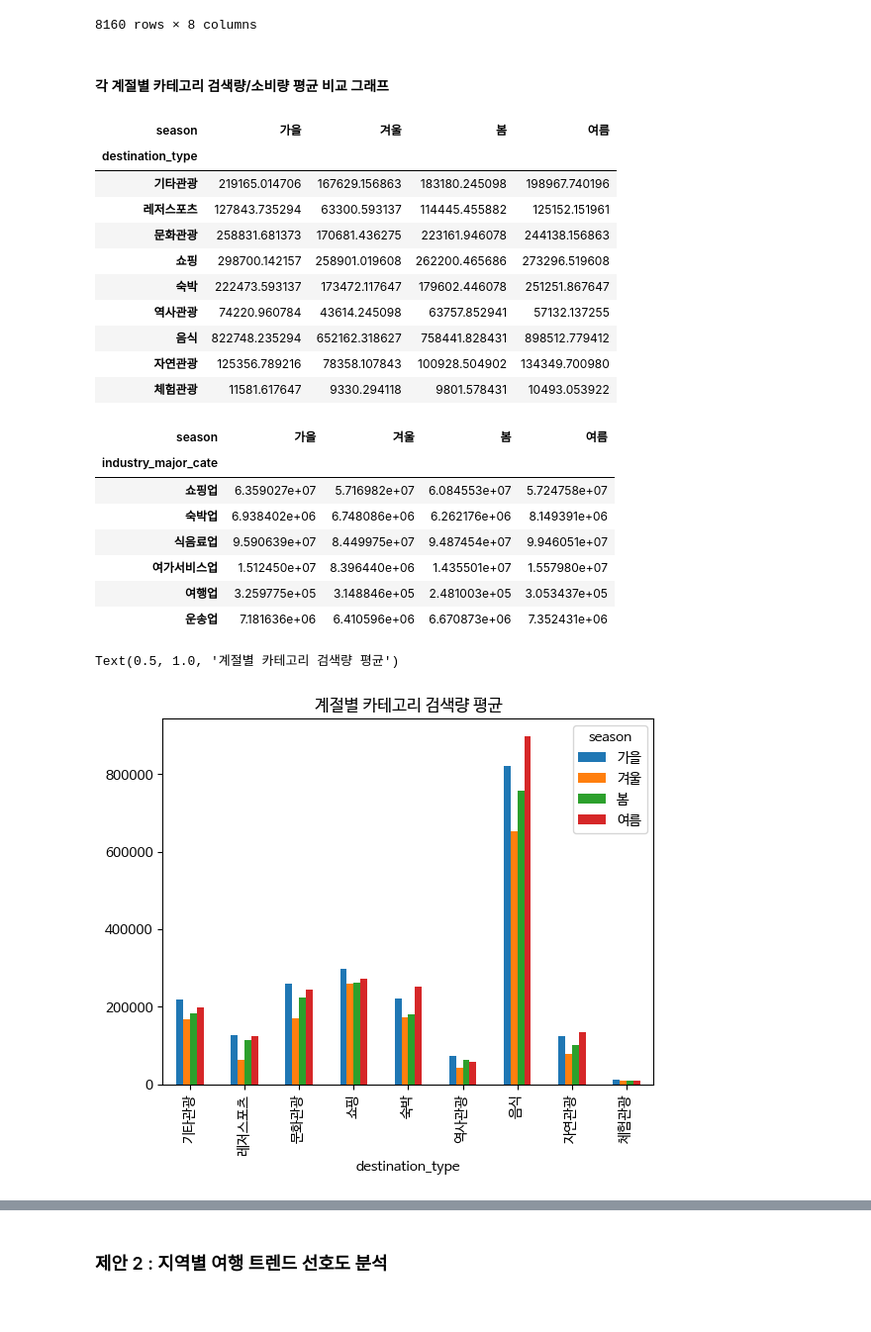
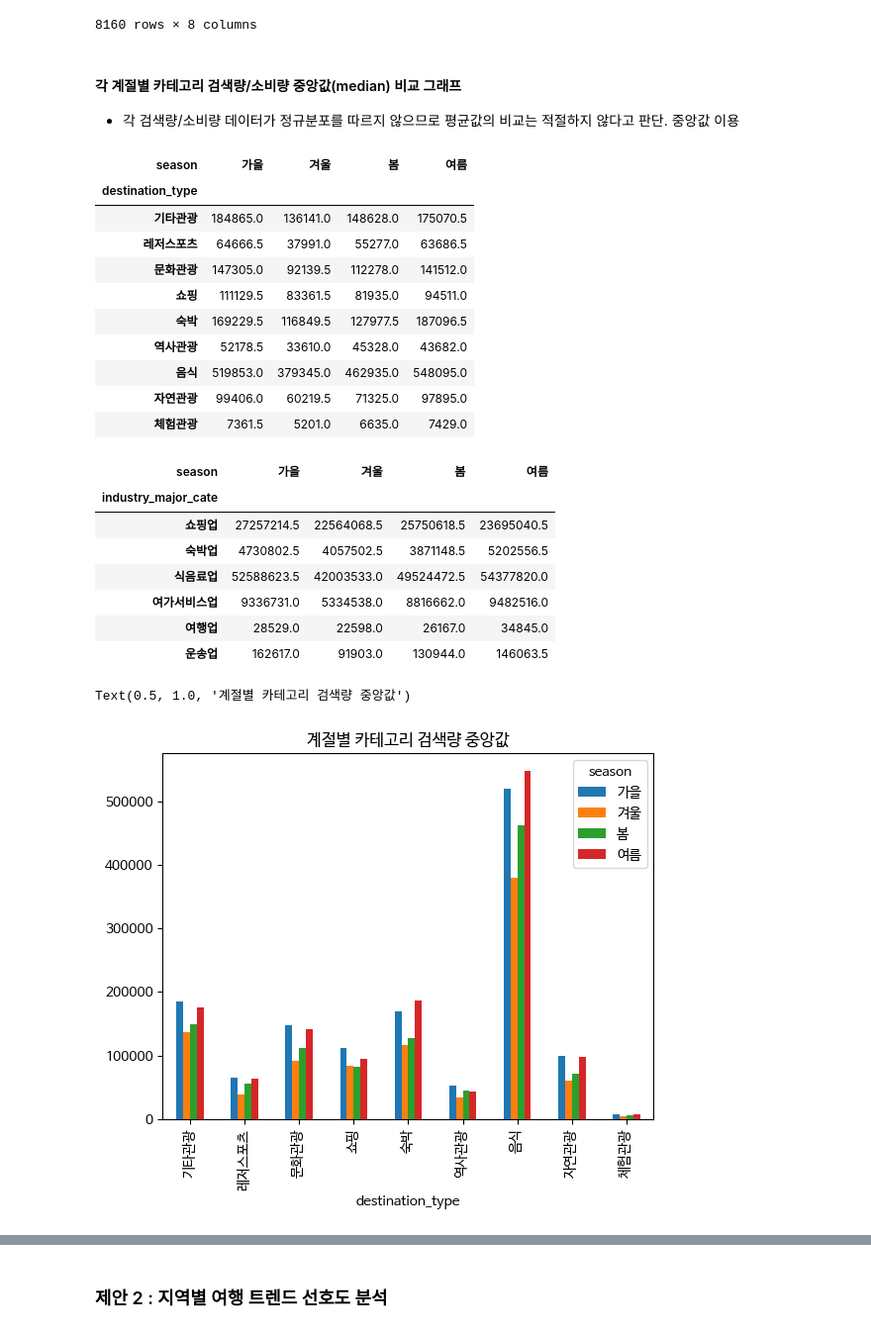
Before and after one commit to btg1631/study_data_analytics, a Jupyter notebook: docs/project_trip/EDA.ipynb, the cells around one changed output, grey strips where cells are left out. Shown at 99% size. Saved outputs shown, nothing was run; the diff lists cells and outputs as text; code cells hidden in the pictures.

```diff
--- a/docs/project_trip/EDA.ipynb
+++ b/docs/project_trip/EDA.ipynb
@@ -235,40 +244,41 @@ df_ksearch_spring = df_ksearch_date.query('season == "봄"')
 df_ksearch_summer = df_ksearch_date.query('season == "여름"')
 df_ksearch_fall = df_ksearch_date.query('season == "가을"')
 # %% [markdown]
-#### 각 계절별 카테고리 검색량/소비량 평균 비교 그래프
+#### 각 계절별 카테고리 검색량/소비량 중앙값(median) 비교 그래프
+- 각 검색량/소비량 데이터가 정규분포를 따르지 않으므로 평균값의 비교는 적절하지 않다고 판단. 중앙값 이용
 # %%
 grouped = df_ksearch_date.groupby(['destination_type', 'season'])
-cate_season_mean = grouped['destination_search'].mean().unstack()
-cate_season_mean
+cate_season_median = grouped['destination_search'].median().unstack()
+cate_season_median
 # %% [output]
 | season | 가을 | 겨울 | 봄 | 여름 |
 | destination_type |  |  |  |  |
-| 기타관광 | 219165.014706 | 167629.156863 | 183180.245098 | 198967.740196 |
-| 레저스포츠 | 127843.735294 | 63300.593137 | 114445.455882 | 125152.151961 |
-| 문화관광 | 258831.681373 | 170681.436275 | 223161.946078 | 244138.156863 |
-| 쇼핑 | 298700.142157 | 258901.019608 | 262200.465686 | 273296.519608 |
-| 숙박 | 222473.593137 | 173472.117647 | 179602.446078 | 251251.867647 |
-| 역사관광 | 74220.960784 | 43614.245098 | 63757.852941 | 57132.137255 |
-| 음식 | 822748.235294 | 652162.318627 | 758441.828431 | 898512.779412 |
-| 자연관광 | 125356.789216 | 78358.107843 | 100928.504902 | 134349.700980 |
-| 체험관광 | 11581.617647 | 9330.294118 | 9801.578431 | 10493.053922 |
+| 기타관광 | 184865.0 | 136141.0 | 148628.0 | 175070.5 |
+| 레저스포츠 | 64666.5 | 37991.0 | 55277.0 | 63686.5 |
+| 문화관광 | 147305.0 | 92139.5 | 112278.0 | 141512.0 |
+| 쇼핑 | 111129.5 | 83361.5 | 81935.0 | 94511.0 |
+| 숙박 | 169229.5 | 116849.5 | 127977.5 | 187096.5 |
+| 역사관광 | 52178.5 | 33610.0 | 45328.0 | 43682.0 |
+| 음식 | 519853.0 | 379345.0 | 462935.0 | 548095.0 |
+| 자연관광 | 99406.0 | 60219.5 | 71325.0 | 97895.0 |
+| 체험관광 | 7361.5 | 5201.0 | 6635.0 | 7429.0 |
 # %%
 grouped = df_Nvisitors_Date.groupby(['industry_major_cate', 'season'])
-df_Nvisitors_mean = grouped['consumption_amount'].mean().unstack()
-df_Nvisitors_mean
+df_Nvisitors_median = grouped['consumption_amount'].median().unstack()
+df_Nvisitors_median
 # %% [output]
 | season | 가을 | 겨울 | 봄 | 여름 |
 | industry_major_cate |  |  |  |  |
-| 쇼핑업 | 6.359027e+07 | 5.716982e+07 | 6.084553e+07 | 5.724758e+07 |
-| 숙박업 | 6.938402e+06 | 6.748086e+06 | 6.262176e+06 | 8.149391e+06 |
-| 식음료업 | 9.590639e+07 | 8.449975e+07 | 9.487454e+07 | 9.946051e+07 |
-| 여가서비스업 | 1.512450e+07 | 8.396440e+06 | 1.435501e+07 | 1.557980e+07 |
-| 여행업 | 3.259775e+05 | 3.148846e+05 | 2.481003e+05 | 3.053437e+05 |
-| 운송업 | 7.181636e+06 | 6.410596e+06 | 6.670873e+06 | 7.352431e+06 |
+| 쇼핑업 | 27257214.5 | 22564068.5 | 25750618.5 | 23695040.5 |
+| 숙박업 | 4730802.5 | 4057502.5 | 3871148.5 | 5202556.5 |
+| 식음료업 | 52588623.5 | 42003533.0 | 49524472.5 | 54377820.0 |
+| 여가서비스업 | 9336731.0 | 5334538.0 | 8816662.0 | 9482516.0 |
+| 여행업 | 28529.0 | 22598.0 | 26167.0 | 34845.0 |
+| 운송업 | 162617.0 | 91903.0 | 130944.0 | 146063.5 |
 # %%
-cate_season_mean.plot(kind='bar')
-plt.title("계절별 카테고리 검색량 평균")
+cate_season_median.plot(kind='bar')
+plt.title("계절별 카테고리 검색량 중앙값")
 # %% [output]
-Text(0.5, 1.0, '계절별 카테고리 검색량 평균')
+Text(0.5, 1.0, '계절별 카테고리 검색량 중앙값')
-[figure, old version]
+[figure, new version]
 # %%
```
Also changed, not shown: parts of 15 cells of this notebook, 2 other files.
